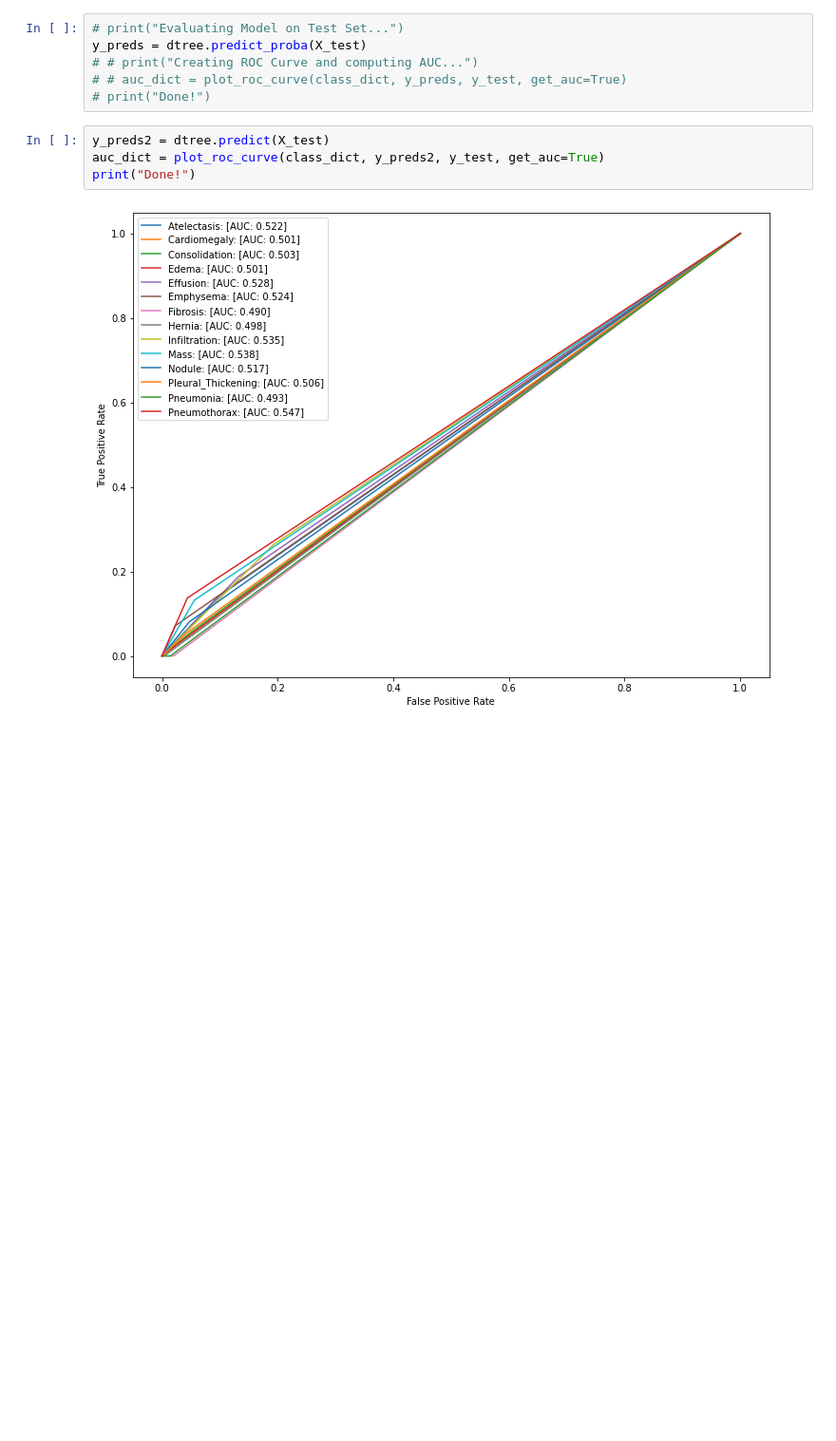
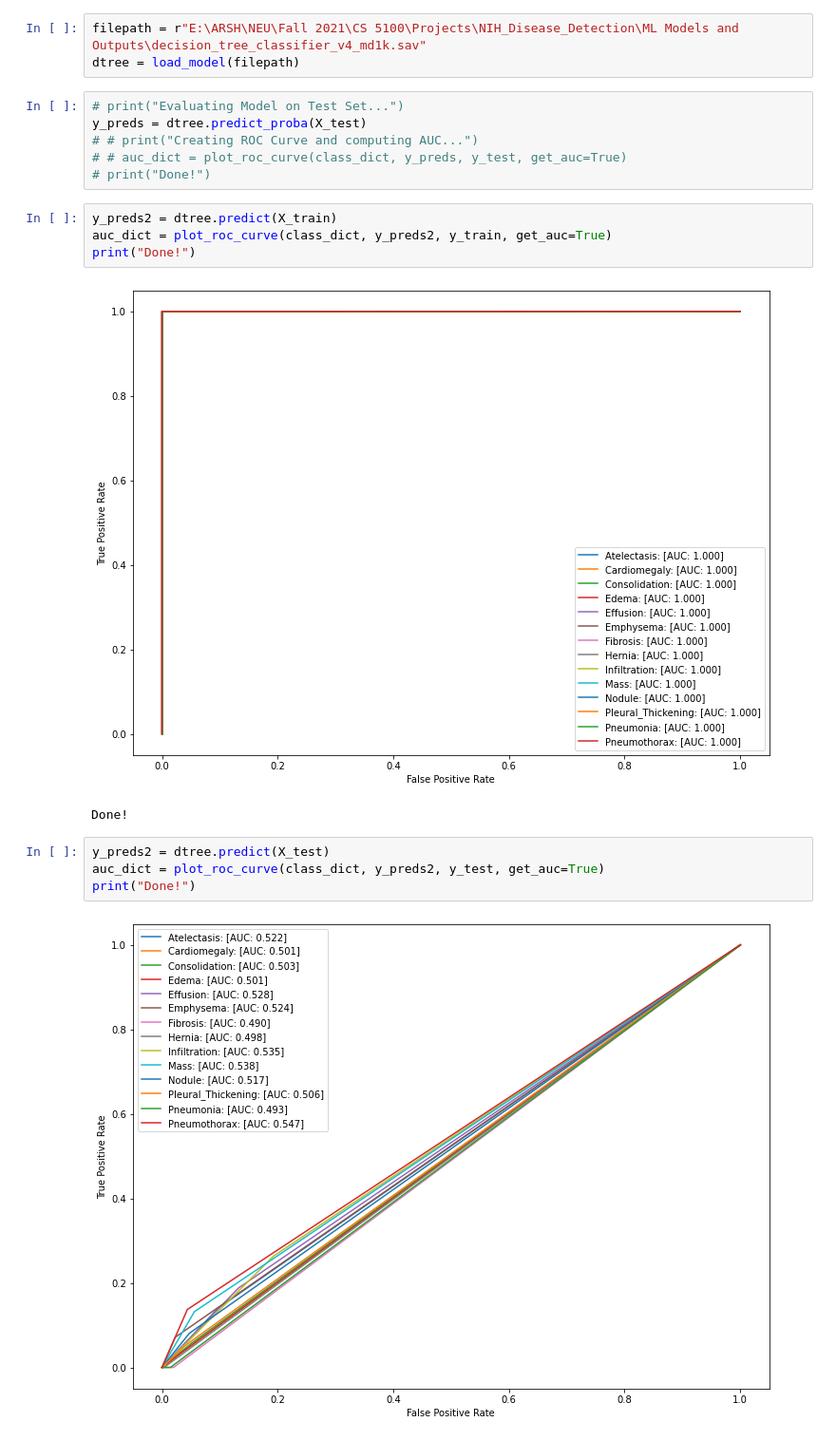
Before and after one commit to arshmodak/NIH_Chest_XRays_Disease_Detection, a Jupyter notebook: ML_on_CNN_Features.ipynb, the cells around one changed output. Shown at 95% size. Saved outputs shown, nothing was run; the diff lists cells and outputs as text; blank space fills up the shorter version.

```diff
--- a/ML_on_CNN_Features.ipynb
+++ b/ML_on_CNN_Features.ipynb
@@ -231,12 +224,22 @@ print("Time Taken: {:.5f}".format(time.time()-start))
 Fitting Decision Tree Classifier...
 Done!
 Time Taken: 77.04208
+# %%
+filepath = r"E:\ARSH\NEU\Fall 2021\CS 5100\Projects\NIH_Disease_Detection\ML Models and Outputs\decision_tree_classifier_v4_md1k.sav"
+dtree = load_model(filepath)
 # %%
 # print("Evaluating Model on Test Set...")
 y_preds = dtree.predict_proba(X_test)
 # # print("Creating ROC Curve and computing AUC...")
 # # auc_dict = plot_roc_curve(class_dict, y_preds, y_test, get_auc=True)
 # print("Done!")
+# %%
+y_preds2 = dtree.predict(X_train)
+auc_dict = plot_roc_curve(class_dict, y_preds2, y_train, get_auc=True)
+print("Done!")
+# %% [output]
+[figure, added]
+Done!
 # %%
 y_preds2 = dtree.predict(X_test)
 auc_dict = plot_roc_curve(class_dict, y_preds2, y_test, get_auc=True)
```
Also changed, not shown: parts of 9 cells of this notebook.
